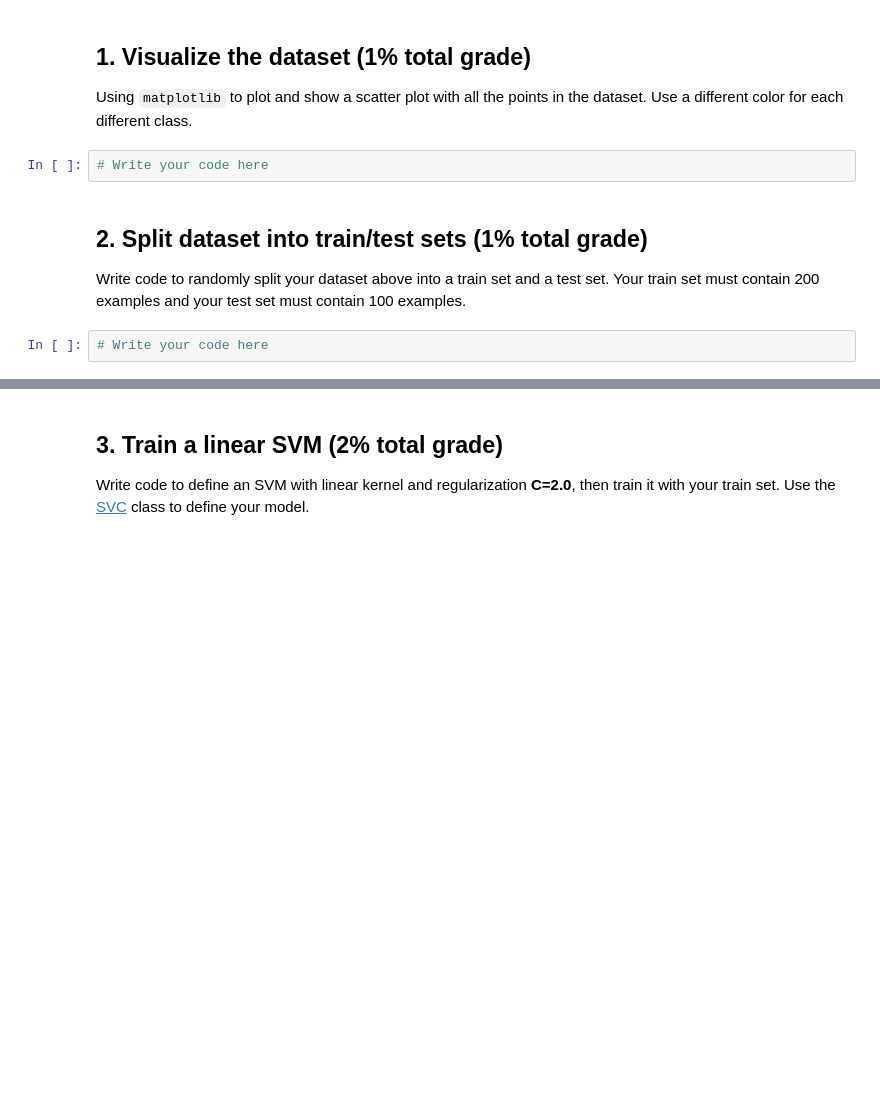
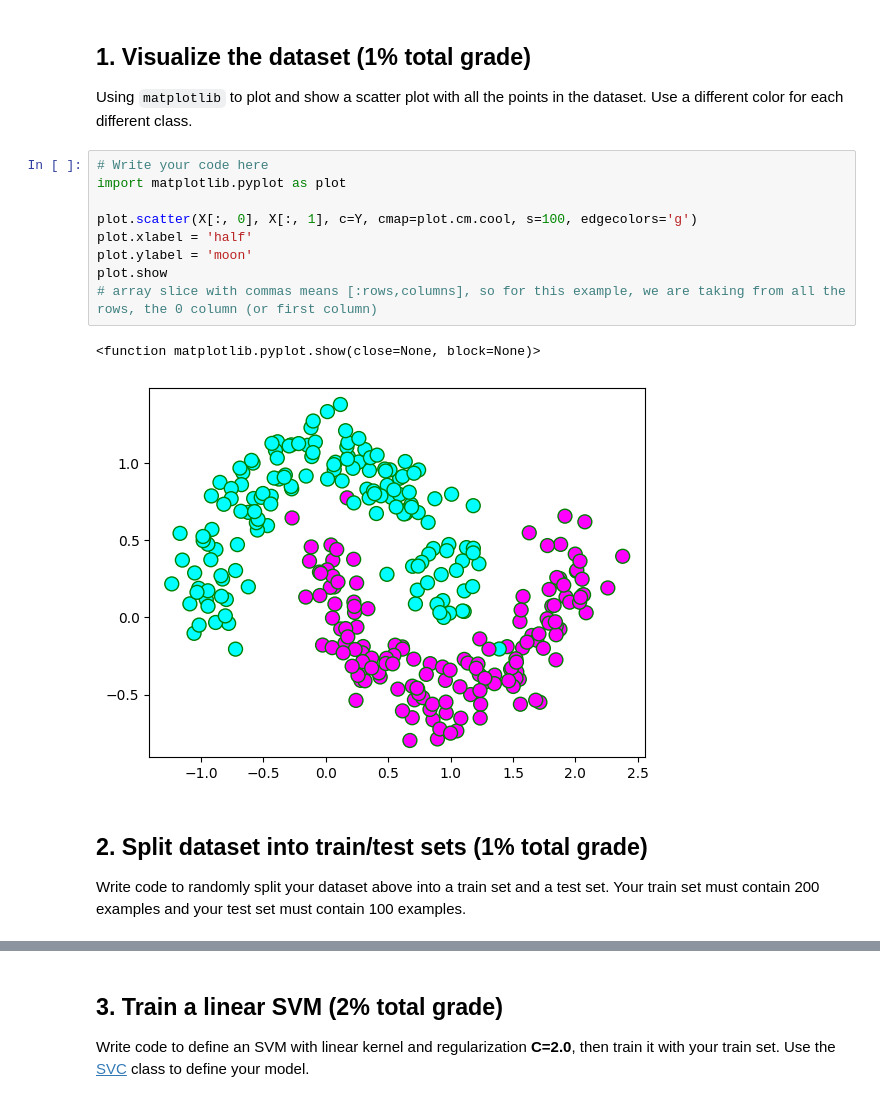
Before and after one commit to michaelcordero/cap-5602-ai, a Jupyter notebook: homework_notebooks/homework3.ipynb, the cells around one changed output, grey strips where cells are left out. Cells and saved outputs as stored; diff of their text form; blank space fills up the shorter version.

```diff
--- a/homework_notebooks/homework3.ipynb
+++ b/homework_notebooks/homework3.ipynb
@@ -22,11 +26,19 @@ print('Output shape: ', Y.shape)
 ## 1. Visualize the dataset (1% total grade)
 
 Using `matplotlib` to plot and show a scatter plot with all the points in the dataset. Use a different color for each different class.
-# %%
-# Write your code here
+# %%
+# Write your code here
+import matplotlib.pyplot as plot
+
+plot.scatter(X[:, 0], X[:, 1], c=Y, cmap=plot.cm.cool, s=100, edgecolors='g')
+plot.xlabel = 'half'
+plot.ylabel = 'moon'
+plot.show
+# array slice with commas means [:rows,columns], so for this example, we are taking from all the rows, the 0 column (or first column)
+# %% [output]
+<function matplotlib.pyplot.show(close=None, block=None)>
+[figure, added]
 # %% [markdown]
 ## 2. Split dataset into train/test sets (1% total grade)
 
 Write code to randomly split your dataset above into a train set and a test set. Your train set must contain 200 examples and your test set must contain 100 examples.
-# %%
-# Write your code here
```
Also changed, not shown: parts of 7 cells of this notebook.
